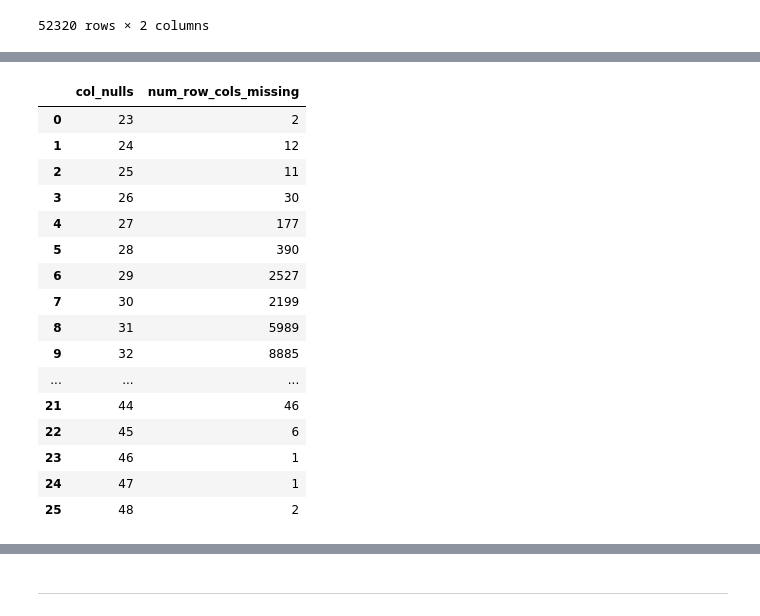
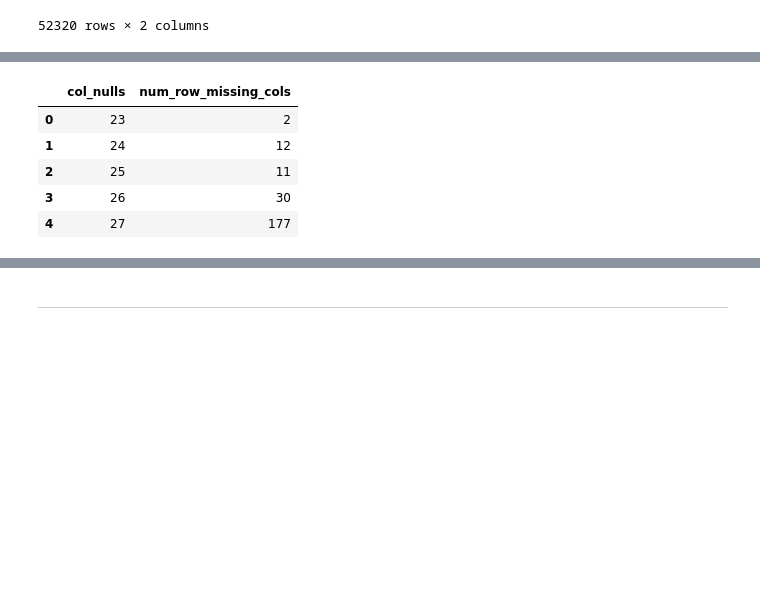
Before and after one commit to kanieladenis/clustering_exercises, a Jupyter notebook: wrangle_zillow_exercises.ipynb, the cells around one changed output, grey strips where cells are left out. Drawn from its saved outputs; the diff is of its cells as text; code cells hidden in the pictures; blank space fills up the shorter version.

```diff
--- a/wrangle_zillow_exercises.ipynb
+++ b/wrangle_zillow_exercises.ipynb
@@ -386,23 +428,12 @@ dft
 # %%
 dft.rename(columns = {'index': 'num_row_missing_cols' }, inplace=True)
-dft
+dft.head()
 # %% [output]
-|  | col_nulls | num_row_cols_missing |
+|  | col_nulls | num_row_missing_cols |
 | 0 | 23 | 2 |
 | 1 | 24 | 12 |
 | 2 | 25 | 11 |
 | 3 | 26 | 30 |
 | 4 | 27 | 177 |
-| 5 | 28 | 390 |
-| 6 | 29 | 2527 |
-| 7 | 30 | 2199 |
-| 8 | 31 | 5989 |
-| 9 | 32 | 8885 |
-| ... | ... | ... |
-| 21 | 44 | 46 |
-| 22 | 45 | 6 |
-| 23 | 46 | 1 |
-| 24 | 47 | 1 |
-| 25 | 48 | 2 |
 # %%
 dft['col_null_percent'] = df.isnull().mean(axis=1)
```
Also changed, not shown: parts of 75 cells of this notebook, 1 other file.
